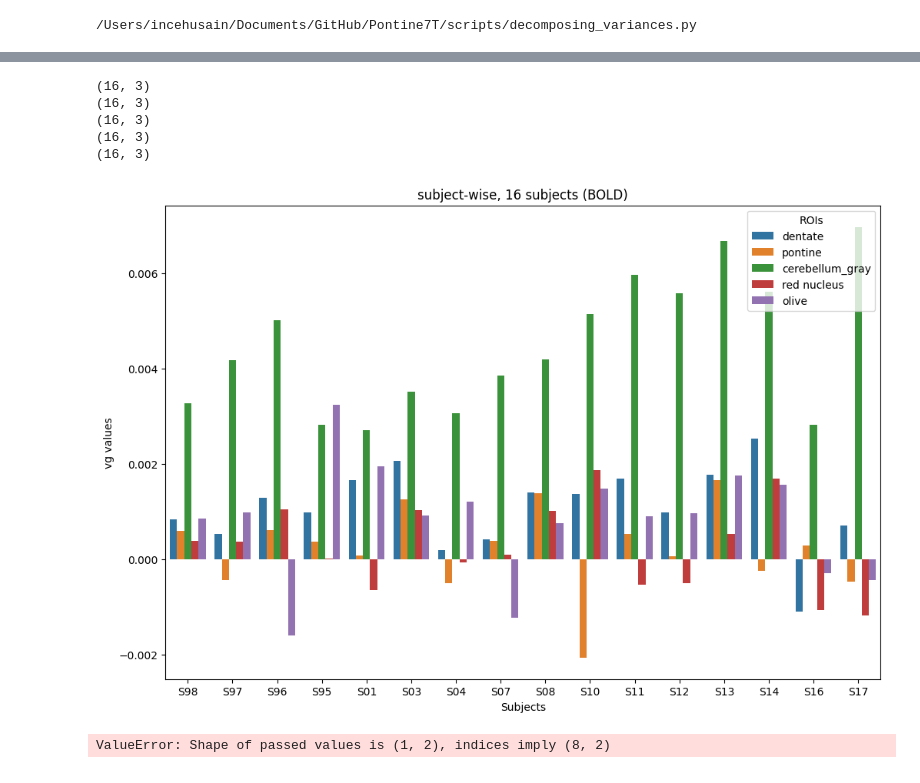
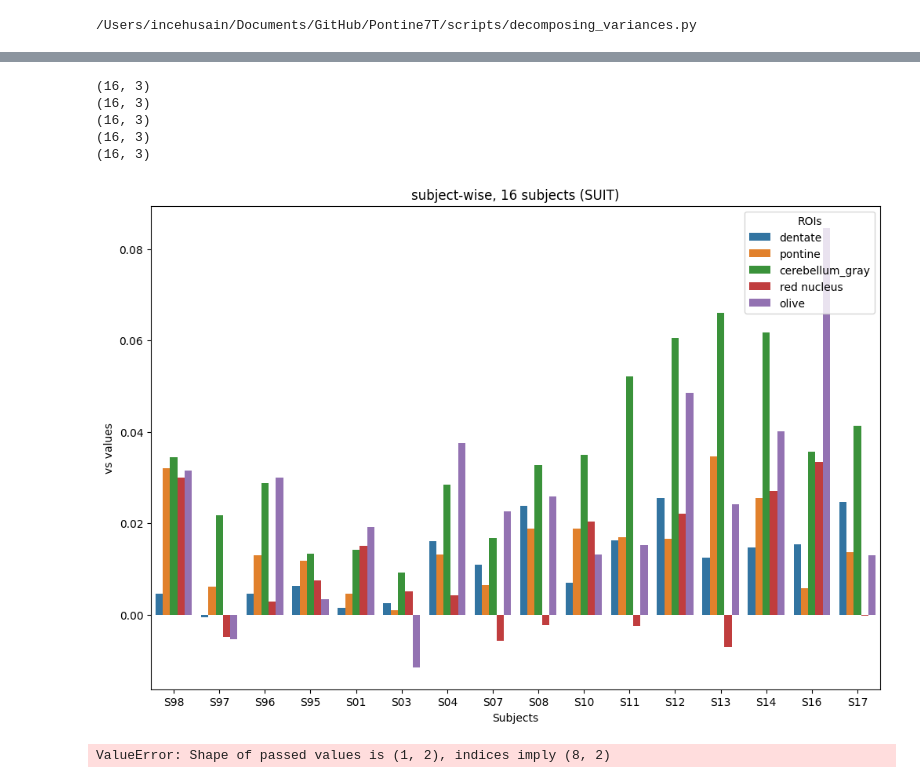
Before and after one commit to DiedrichsenLab/Pontine7T, a Jupyter notebook: notebooks/plots_decomp_var.ipynb, the cells around one changed output, grey strips where cells are left out. Saved outputs shown, nothing was run; the diff lists cells and outputs as text; code cells hidden in the pictures.

```diff
--- a/notebooks/plots_decomp_var.ipynb
+++ b/notebooks/plots_decomp_var.ipynb
@@ -184,7 +185,7 @@ tensor_subtract does not contain NaN values.
 # %%
 #cerebellum data
 
-flat_data = decomposing_variances.get_structure_data(structure='cereb_gray')
+flat_data = decomposing_variances.get_structure_data(structure='cerebellum_gray',  data_dir='/Volumes/diedrichsen_data$/data/Cerebellum/Pontine7T/RegionOfInterest_SUIT/data/group')
 
 cond_vec = numpy.tile(numpy.arange(1,11),16)
 
@@ -264,7 +265,7 @@ tensor_subtract does not contain NaN values.
 # %%
 #rednucleus data
 
-flat_data = decomposing_variances.get_structure_data(structure='rednucleus', data_dir='/Volumes/diedrichsen_data$/data/Cerebellum/Pontine7T/RegionOfInterest_BOLD/data/group')
+flat_data = decomposing_variances.get_structure_data(structure='rednucleus', data_dir='/Volumes/diedrichsen_data$/data/Cerebellum/Pontine7T/RegionOfInterest_SUIT/data/group')
 
 cond_vec = numpy.tile(numpy.arange(1,11),16)
 
@@ -344,7 +345,7 @@ tensor_subtract does not contain NaN values.
 # %%
 #inferior olive data
 
-flat_data = decomposing_variances.get_structure_data(structure='olive', data_dir='/Volumes/diedrichsen_data$/data/Cerebellum/Pontine7T/RegionOfInterest_BOLD/data/group')
+flat_data = decomposing_variances.get_structure_data(structure='olive', data_dir='/Volumes/diedrichsen_data$/data/Cerebellum/Pontine7T/RegionOfInterest_SUIT/data/group')
 
 cond_vec = numpy.tile(numpy.arange(1,11),16)
 
@@ -450,11 +450,11 @@ variances_c_no_inst= decompose_pattern_into_group_indiv_noise(tensor_mean_subtr_
 variances_r_no_inst= decompose_pattern_into_group_indiv_noise(tensor_mean_subtr_no_inst_r, criterion='global')
 variances_o_no_inst= decompose_pattern_into_group_indiv_noise(tensor_mean_subtr_no_inst_o, criterion='global')
 
-#variances_d= decompose_pattern_into_group_indiv_noise(tensor_mean_subtract_d, criterion='global')
-#variances_p= decompose_pattern_into_group_indiv_noise(tensor_mean_subtract_p, criterion='global')
-#variances_c= decompose_pattern_into_group_indiv_noise(tensor_mean_subtract_c, criterion='global')
-#variances_r= decompose_pattern_into_group_indiv_noise(tensor_mean_subtract_r, criterion='global')
-#variances_o= decompose_pattern_into_group_indiv_noise(tensor_mean_subtract_o, criterion='global')
+variances_d= decompose_pattern_into_group_indiv_noise(tensor_mean_subtract_d, criterion='subject_wise')
+variances_p= decompose_pattern_into_group_indiv_noise(tensor_mean_subtract_p, criterion='subject_wise')
+variances_c= decompose_pattern_into_group_indiv_noise(tensor_mean_subtract_c, criterion='subject_wise')
+variances_r= decompose_pattern_into_group_indiv_noise(tensor_mean_subtract_r, criterion='subject_wise')
+variances_o= decompose_pattern_into_group_indiv_noise(tensor_mean_subtract_o, criterion='subject_wise')
 
 #var_diff_d = variances_d_no_inst - variances_d
 #var_diff_p = variances_p_no_inst - variances_p
@@ -500,40 +515,40 @@ print(var_r_normalized)
 # %%
 # plot variances per roi (each variance separately: vg (0), vs (1), ve(2)), mean subtracted, for condition or for subject
 data = {
     'Subjects': ['S98', 'S97', 'S96', 'S95', 'S01', 'S03','S04','S07','S08','S10', 'S11', 'S12', 'S13', 'S14', 'S16', 'S17'],
-    #'conditions': ["Vis_S", "Act_Obs", "Flex_Ext", "F_Seq", "ToM", "N_back", "Sem_Pred", "Rest", "Rom_Movie"],
-    'dentate': var_d_normalized[:,0],
-    'pontine': var_p_normalized[:,0],
-    'cerebellum_gray': var_c_normalized[:,0],
-    'red nucleus': var_r_normalized[:,0],
-    'olive': var_o_normalized[:,0]
+    #'conditions': ["Inst", "Vis_S", "Act_Obs", "Flex_Ext", "F_Seq", "ToM", "N_back", "Sem_Pred", "Rest", "Rom_Movie"],
+    'dentate': var_d_normalized[:,1],
+    'pontine': var_p_normalized[:,1],
+    'cerebellum_gray': var_c_normalized[:,1],
+    'red nucleus': var_r_normalized[:,1],
+    'olive': var_o_normalized[:,1]
 }
 
 print(var_o_normalized.shape)
 print(var_d_normalized.shape)
 print(var_c_normalized.shape)
 print(var_p_normalized.shape)
 print(var_r_normalized.shape)
 
 df = pandas.DataFrame(data)
 
 #seaborn process
 df_melted = pandas.melt(df, id_vars=['Subjects'], var_name='Variance', value_name='Value')
 
 plt.figure(figsize=(12, 8))
 sns.barplot(x='Subjects', y='Value', hue='Variance', data=df_melted)
 plt.xlabel('Subjects')
-plt.ylabel('vg values')
-plt.title('subject-wise, 16 subjects (BOLD)')
+plt.ylabel('vs values')
+plt.title('subject-wise, 16 subjects (SUIT)')
 plt.legend(title='ROIs', loc='upper right')
 plt.show()
 # %% [output]
 (16, 3)
 (16, 3)
 (16, 3)
 (16, 3)
 (16, 3)
-[figure, old version]
+[figure, new version]
 # %%
 #Plot subject-wise variance per ROI
 
```
Also changed, not shown: parts of 14 cells of this notebook.
